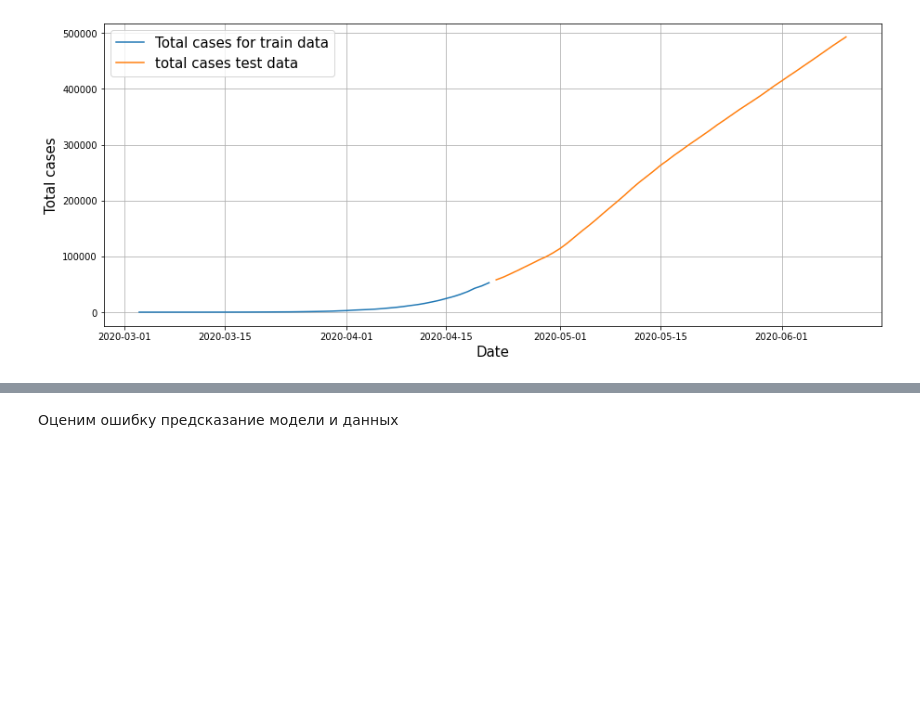
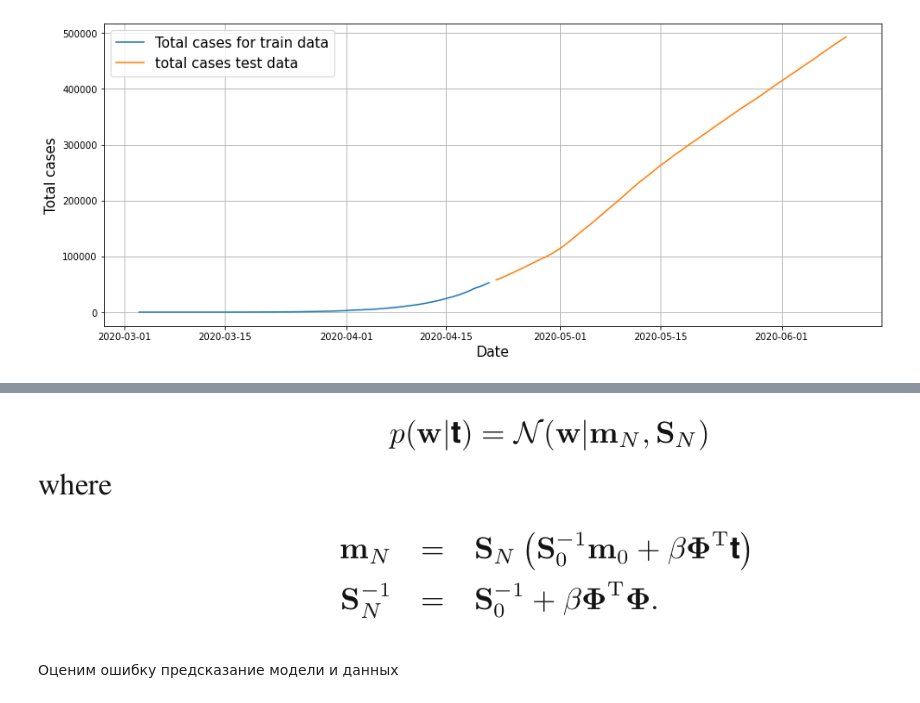
Before and after one commit to nickdndev/advanced_machine_learning_made, a Jupyter notebook: task_1/bayes_task_linear_regression.ipynb, the cells around one changed output, grey strips where cells are left out. Saved outputs shown, nothing was run; the diff lists cells and outputs as text; code cells hidden in the pictures; blank space fills up the shorter version.

```diff
--- a/task_1/bayes_task_linear_regression.ipynb
+++ b/task_1/bayes_task_linear_regression.ipynb
@@ -203,3 +205,7 @@ plt.show()
+# %%
+display(Image(filename='images/image_4.png', embed=True))
+# %% [output]
+[figure, added]
 # %%
 class LinearRegression:
     def __init__(self,mean_0,covariance_0):
```
Also changed, not shown: parts of 7 cells of this notebook.
